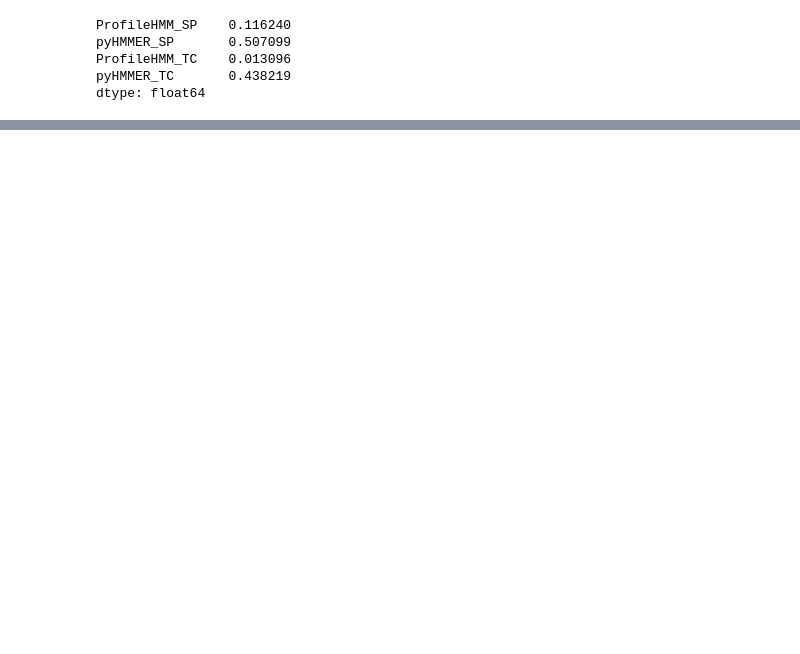
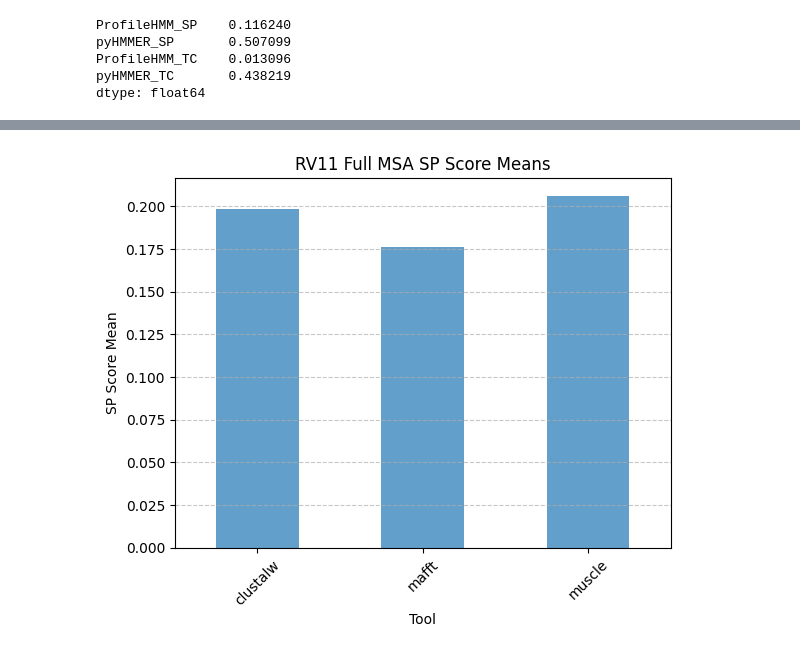
Before and after one commit to davelil4/MSA-Comparisons, a Jupyter notebook: Final_Proj_Clean.ipynb, the cells around one changed output, grey strips where cells are left out. Drawn from its saved outputs; the diff is of its cells as text; code cells hidden in the pictures; blank space fills up the shorter version.

```diff
--- a/Final_Proj_Clean.ipynb
+++ b/Final_Proj_Clean.ipynb
@@ -1277,7 +1280,7 @@ pyHMMER SP: 1.000, TC: 1.000
 # %%
 # Define the base directory for your files
 file_path = 'bb3_release/RV11'
-
+hmm_file = f"profile.hmm"
 # List all files with .tfa extension and remove the extension
 test_cases = [os.path.splitext(file)[0] for file in os.listdir(file_path) if file.endswith('.tfa')]
 
@@ -1366,0 +1555,10 @@ def train_pHMM(reference_msfs, alphabet=None):
+# %%
+# Example Usage
+base_dir = "bb3_release/RV11"
+reference_msf = os.path.join(base_dir, "BB11001.msf")
+unaligned_fasta = os.path.join(base_dir, "BB11001.tfa")
+scores = leave_one_out_cross_validation(reference_msf, unaligned_fasta)
+
+print("\nLOOCV Results:")
+print(f"ProfileHMM: SP={scores['ProfileHMM']['SP']:.3f}, TC={scores['ProfileHMM']['TC']:.3f}")
+print(f"pyHMMER: SP={scores['pyHMMER']['SP']:.3f}, TC={scores['pyHMMER']['TC']:.3f}")
@@ -1442,0 +1898,2 @@ compare_files('bb3_release/RV11/BB11002.tfa', 'bb3_release/RV11/BB11003.fasta')
+# %%
+full_msa_rv11, loocv_rv11, train_test_times_rv11 = run_test_on_set(file_path)
@@ -1442,0 +1943,2 @@ compare_files('bb3_release/RV11/BB11002.tfa', 'bb3_release/RV11/BB11003.fasta')
+# %%
+full_msa_rv12, loocv_rv12, train_test_times_rv12 = run_test_on_set(file_path[:-1] + '2')
@@ -1442,0 +1988,66 @@ compare_files('bb3_release/RV11/BB11002.tfa', 'bb3_release/RV11/BB11003.fasta')
+# %%
+# Function to plot means for a given dataframe and title
+def plot_means(df, title_prefix):
+    # Plot means for SP and TC scores
+    for column in ['SP', 'TC']:
+        plt.figure()
+        df[column].plot(kind='bar', alpha=0.7)
+        plt.title(f'{title_prefix} {column} Score Means')
+        plt.xlabel('Tool')
+        plt.ylabel(f'{column} Score Mean')
+        plt.xticks(rotation=45)
+        plt.grid(axis='y', linestyle='--', alpha=0.7)
+        plt.show()
+
+    # Plot means for time if it exists in the dataframe
+    if 'time' in df.columns:
+        plt.figure()
+        df['time'].plot(kind='bar', alpha=0.7)
+        plt.title(f'{title_prefix} Time Means')
+        plt.xlabel('Tool')
+        plt.ylabel('Time Mean')
+        plt.xticks(rotation=45)
+        plt.grid(axis='y', linestyle='--', alpha=0.7)
+        plt.show()
+
+    # Plot means for train_time and test_time if they exist in the dataframe
+    if 'train_time' in df.columns and 'test_time' in df.columns:
+        plt.figure()
+        df[['train_time', 'test_time']].plot(kind='bar', alpha=0.7)
+        plt.title(f'{title_prefix} Train/Test Time Means')
+        plt.xlabel('Tool')
+        plt.ylabel('Time Mean')
+        plt.xticks(rotation=45)
+        plt.grid(axis='y', linestyle='--', alpha=0.7)
+        plt.show()
+
+# Function to plot means for train and test times separately
+def plot_train_test_means(df, title_prefix):
+    df_means = df.groupby('tool')[['train_time', 'test_time']].mean()
+    df_means.plot(kind='bar', alpha=0.7)
+    plt.title(f'{title_prefix} Train/Test Time Means')
+    plt.xlabel('Tool')
+    plt.ylabel('Time Mean')
+    plt.xticks(rotation=45)
+    plt.grid(axis='y', linestyle='--', alpha=0.7)
+    plt.show()
+
+# Plot means for full_msa_rv11
+plot_means(full_msa_rv11[['tool', 'SP', 'TC', 'time']].groupby('tool').mean(), 'RV11 Full MSA')
+
+# Plot means for loocv_rv11
+plot_means(loocv_rv11[['tool', 'SP', 'TC']].groupby('tool').mean(), 'RV11 LOOCV')
+
+# Plot means for train_test_times_rv11
+plot_train_test_means(train_test_times_rv11, 'RV11 Train/Test Times')
+
+# Plot means for full_msa_rv12
+plot_means(full_msa_rv12[['tool', 'SP', 'TC', 'time']].groupby('tool').mean(), 'RV12 Full MSA')
+
+# Plot means for loocv_rv12
+plot_means(loocv_rv12[['tool', 'SP', 'TC']].groupby('tool').mean(), 'RV12 LOOCV')
+
+# Plot means for train_test_times_rv12
+plot_train_test_means(train_test_times_rv12, 'RV12 Train/Test Times')
+# %% [output]
+[figure, added]
```
Also changed, not shown: parts of 29 cells of this notebook, 20 other files.
